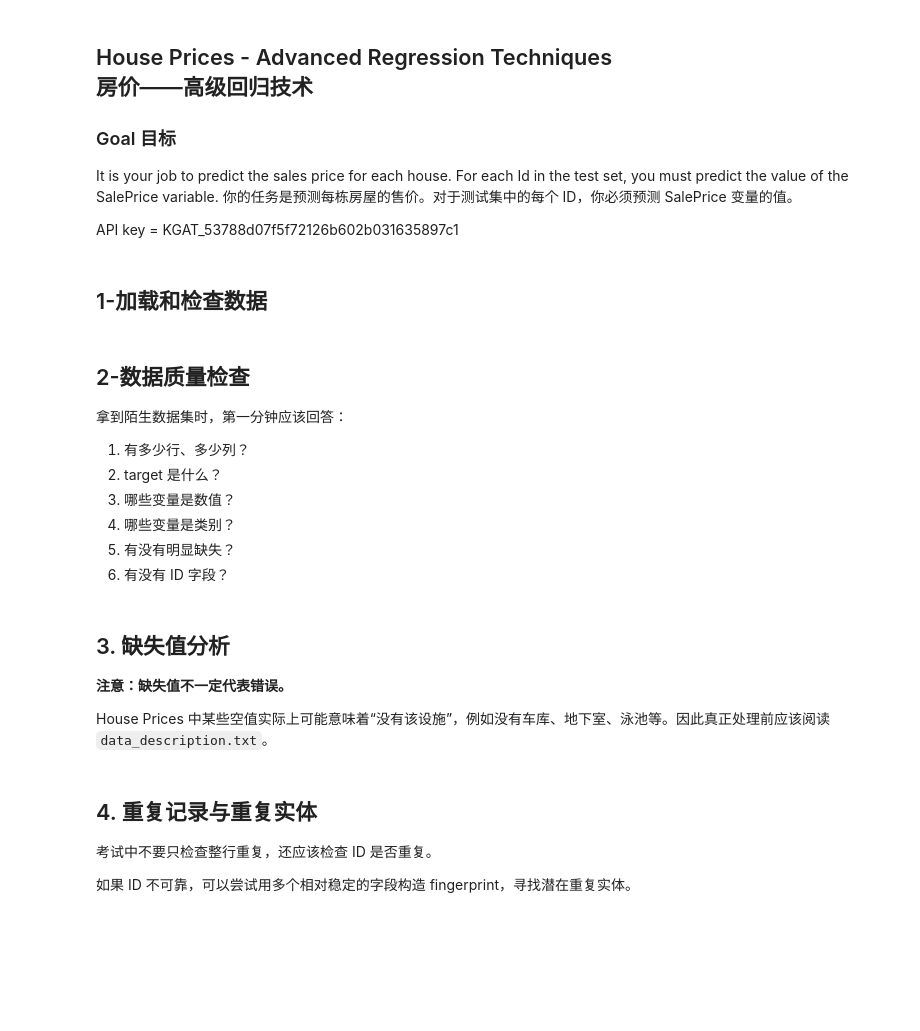
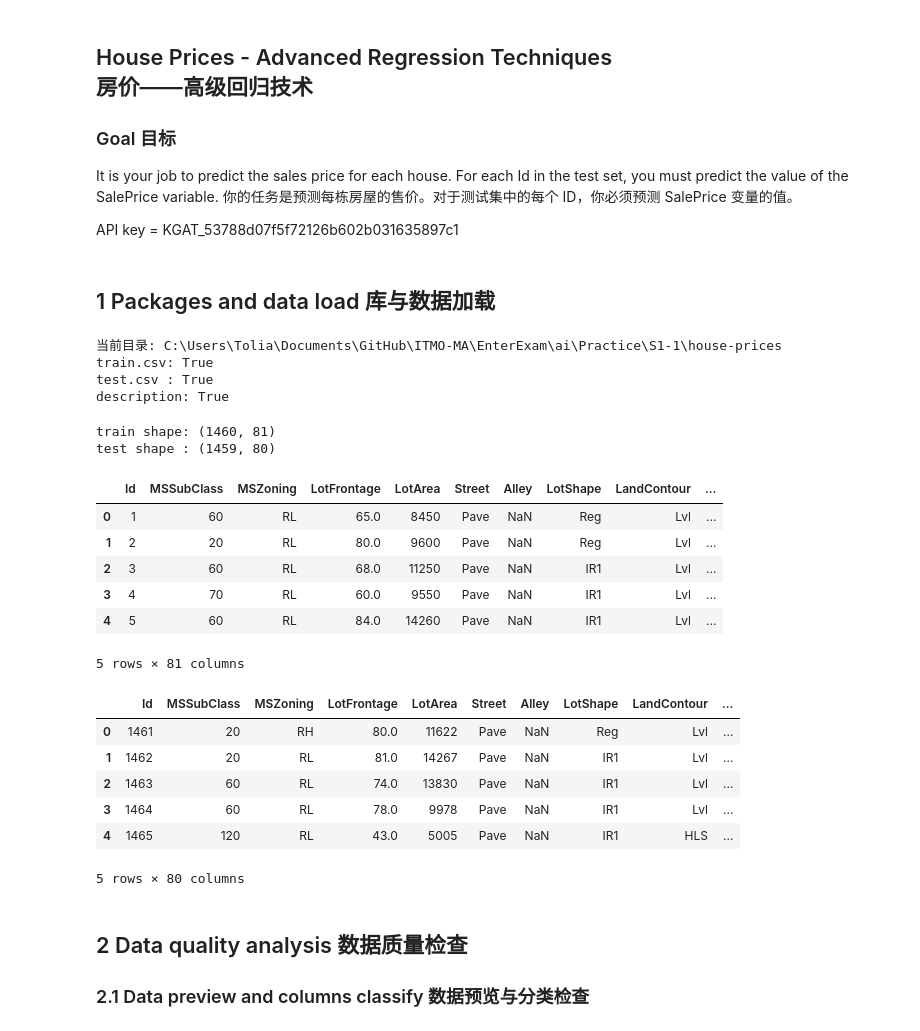
Before and after one commit to Tolia-GH/ITMO-MA, a Jupyter notebook: EnterExam/ai/Practice/S1-1/S1-Regression.ipynb, the cells around one changed output. Cells and saved outputs as stored; diff of their text form; code cells hidden in the pictures; blank space fills up the shorter version.

```diff
--- a/EnterExam/ai/Practice/S1-1/S1-Regression.ipynb
+++ b/EnterExam/ai/Practice/S1-1/S1-Regression.ipynb
@@ -13,2 +10,2 @@ import os
 # %% [markdown]
-## 1-加载和检查数据
+## 1 Packages and data load 库与数据加载
@@ -19,27 +26,38 @@ train_path = DATA_DIR / "train.csv"
 test_path = DATA_DIR / "test.csv"
 description_path = DATA_DIR / "data_description.txt"
 
-print("当前目录:", os.getcwd())
+print("当前目录:", DATA_DIR.resolve())
 print("train.csv:", train_path.exists())
 print("test.csv :", test_path.exists())
 print("description:", description_path.exists())
+# %% [output]
+当前目录: C:\Users\Tolia\Documents\GitHub\ITMO-MA\EnterExam\ai\Practice\S1-1\house-prices
+train.csv: True
+test.csv : True
+description: True
 # %%
-train = pd.read_csv(train_path)
-test = pd.read_csv(test_path)
+# NA_VALUES = []
 
-print("train shape:", train.shape)
-print("test shape :", test.shape)
-
-display(train.head().T)
-display(test.head().T)
+train = pd.read_csv(train_path,keep_default_na=True) # na_values=NA_VALUES
+test = pd.read_csv(test_path, keep_default_na=True) # na_values=NA_VALUES
+# %% [output]
+train shape: (1460, 81)
+test shape : (1459, 80)
+|  | Id | MSSubClass | MSZoning | LotFrontage | LotArea | Street | Alley | LotShape | LandContour | ... |
+| 0 | 1 | 60 | RL | 65.0 | 8450 | Pave | NaN | Reg | Lvl | ... |
+| 1 | 2 | 20 | RL | 80.0 | 9600 | Pave | NaN | Reg | Lvl | ... |
+| 2 | 3 | 60 | RL | 68.0 | 11250 | Pave | NaN | IR1 | Lvl | ... |
+| 3 | 4 | 70 | RL | 60.0 | 9550 | Pave | NaN | IR1 | Lvl | ... |
+| 4 | 5 | 60 | RL | 84.0 | 14260 | Pave | NaN | IR1 | Lvl | ... |
+5 rows × 81 columns
+|  | Id | MSSubClass | MSZoning | LotFrontage | LotArea | Street | Alley | LotShape | LandContour | ... |
+| 0 | 1461 | 20 | RH | 80.0 | 11622 | Pave | NaN | Reg | Lvl | ... |
+| 1 | 1462 | 20 | RL | 81.0 | 14267 | Pave | NaN | IR1 | Lvl | ... |
+| 2 | 1463 | 60 | RL | 74.0 | 13830 | Pave | NaN | IR1 | Lvl | ... |
+| 3 | 1464 | 60 | RL | 78.0 | 9978 | Pave | NaN | IR1 | Lvl | ... |
+| 4 | 1465 | 120 | RL | 43.0 | 5005 | Pave | NaN | IR1 | HLS | ... |
+5 rows × 80 columns
 # %% [markdown]
-## 2-数据质量检查
+## 2 Data quality analysis 数据质量检查
 
-拿到陌生数据集时，第一分钟应该回答：
-
-1. 有多少行、多少列？
-2. target 是什么？
-3. 哪些变量是数值？
-4. 哪些变量是类别？
-5. 有没有明显缺失？
-6. 有没有 ID 字段？
+### 2.1 Data preview and columns classify 数据预览与分类检查
@@ -55,6 +63,0 @@ display(train.describe(include=["object"]).T)
-# %% [markdown]
-## 3. 缺失值分析
-
-**注意：缺失值不一定代表错误。**
-
-House Prices 中某些空值实际上可能意味着“没有该设施”，例如没有车库、地下室、泳池等。因此真正处理前应该阅读 `data_description.txt`。
@@ -76,6 +63,0 @@ display(missing_report.sort_values(by="missing_rate", ascending=False))
-# %% [markdown]
-## 4. 重复记录与重复实体
-
-考试中不要只检查整行重复，还应该检查 ID 是否重复。
-
-如果 ID 不可靠，可以尝试用多个相对稳定的字段构造 fingerprint，寻找潜在重复实体。
```
Also changed, not shown: parts of 16 cells of this notebook.
